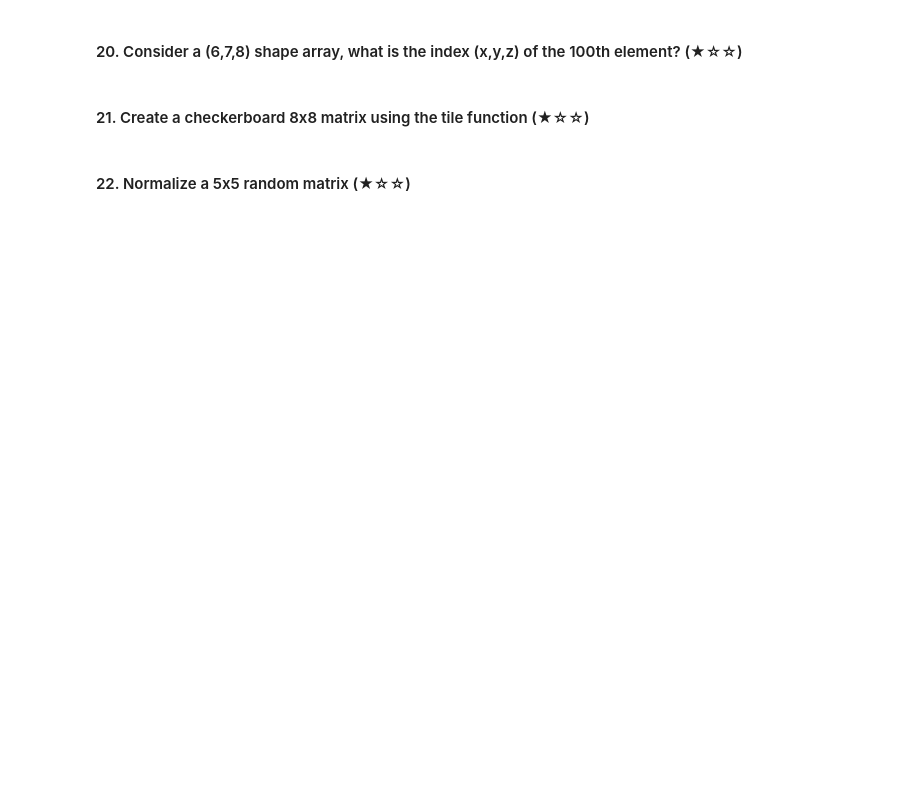
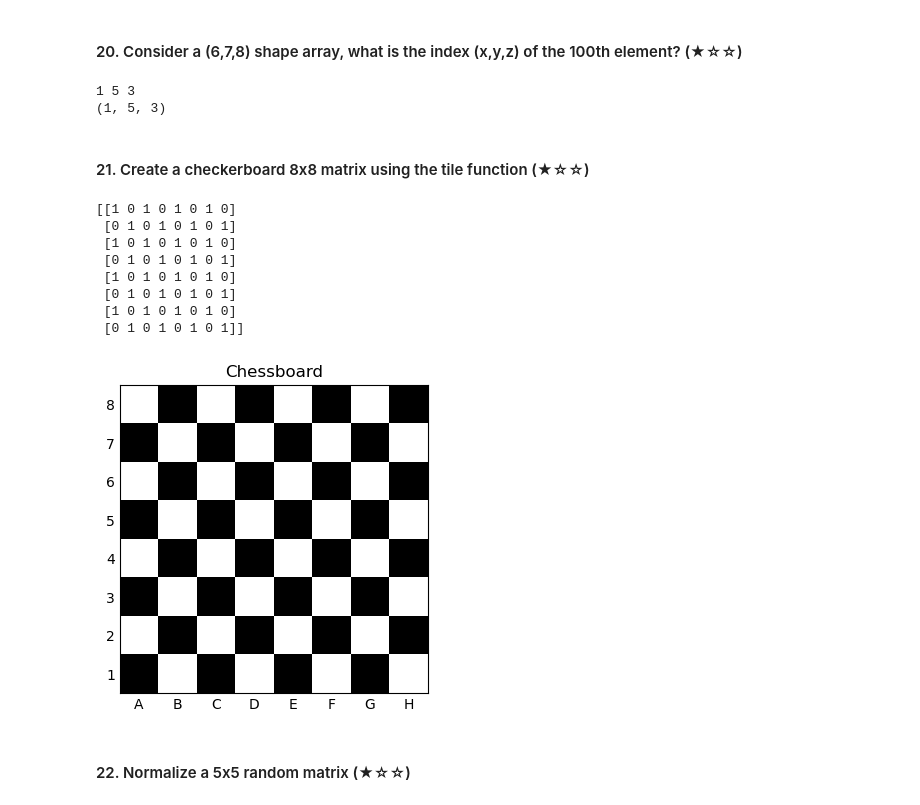
Before and after one commit to lzblack/numpy-100, a Jupyter notebook: 100_Numpy_exercises.ipynb, the cells around one changed output. Saved outputs shown, nothing was run; the diff lists cells and outputs as text; code cells hidden in the pictures; blank space fills up the shorter version.

```diff
--- a/100_Numpy_exercises.ipynb
+++ b/100_Numpy_exercises.ipynb
@@ -64,6 +449,48 @@ np.nan in set([np.nan])
 # %% [markdown]
 #### 20. Consider a (6,7,8) shape array, what is the index (x,y,z) of the 100th element? (★☆☆)
+# %%
+print(np.unravel_index(99, (6, 7, 8)))
+
+x, y = divmod(99, 7 * 8)
+y, z = divmod(y, 8)
+print(x, y, z)
+# %% [output]
+1 5 3
+(1, 5, 3)
 # %% [markdown]
 #### 21. Create a checkerboard 8x8 matrix using the tile function (★☆☆)
+# %%
+import numpy as np
+
+a = np.tile([[1, 0], [0, 1]], (4, 4))
+print(a)
+
+
+import matplotlib.pyplot as plt
+
+plt.figure(figsize=(4, 4))
+plt.imshow(a, cmap="gray", interpolation="nearest")
+
+# Add chess notation (letters for columns, numbers for rows)
+letters = "ABCDEFGH"
+plt.xticks(range(8), letters)
+plt.yticks(range(8), range(8, 0, -1))  # Reverse order for rows to match chess notation
+
+# Remove the tick marks while keeping the labels
+plt.tick_params(axis="both", which="both", length=0)
+
+plt.title("Chessboard")
+plt.grid(False)  # Turn off the grid for cleaner appearance
+plt.show()
+# %% [output]
+[[1 0 1 0 1 0 1 0]
+ [0 1 0 1 0 1 0 1]
+ [1 0 1 0 1 0 1 0]
+ [0 1 0 1 0 1 0 1]
+ [1 0 1 0 1 0 1 0]
+ [0 1 0 1 0 1 0 1]
+ [1 0 1 0 1 0 1 0]
+ [0 1 0 1 0 1 0 1]]
+[figure, added]
 # %% [markdown]
 #### 22. Normalize a 5x5 random matrix (★☆☆)
```
Also changed, not shown: parts of 34 cells of this notebook.
